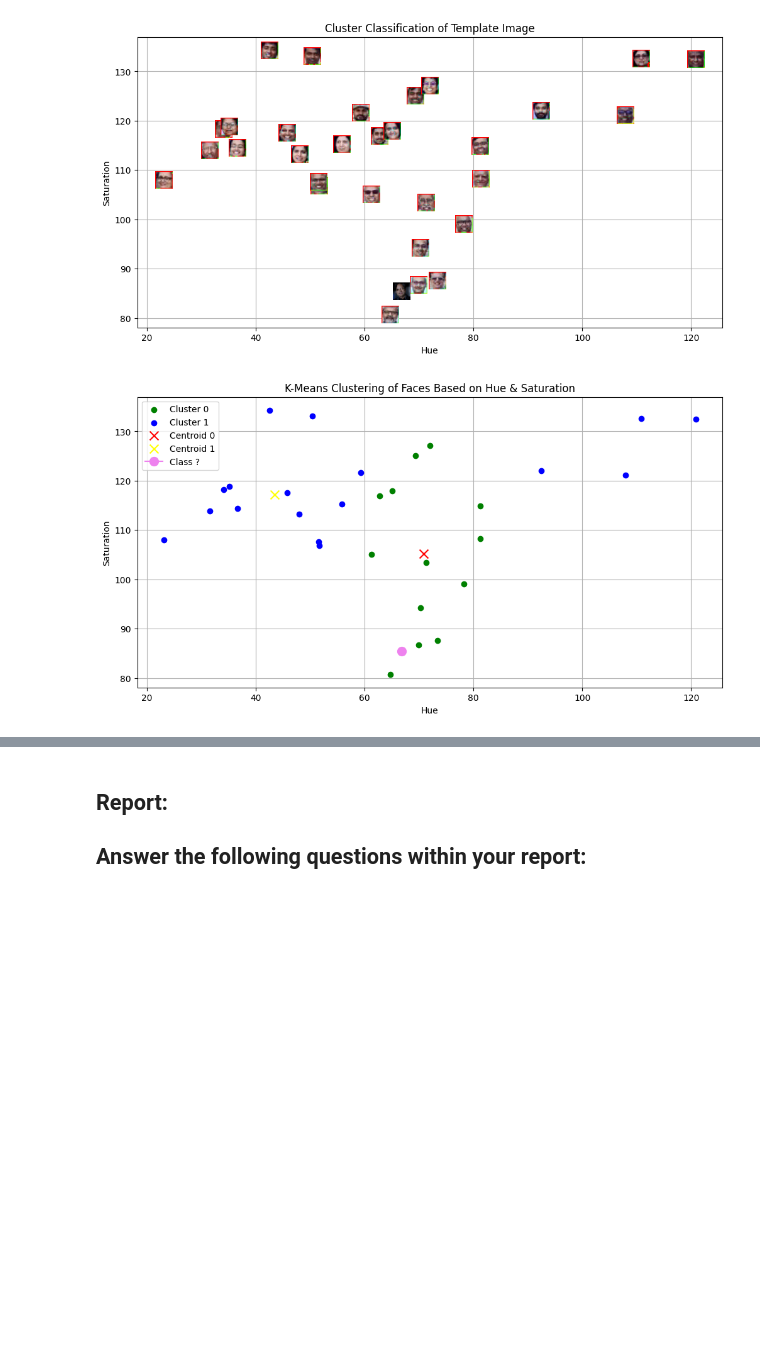
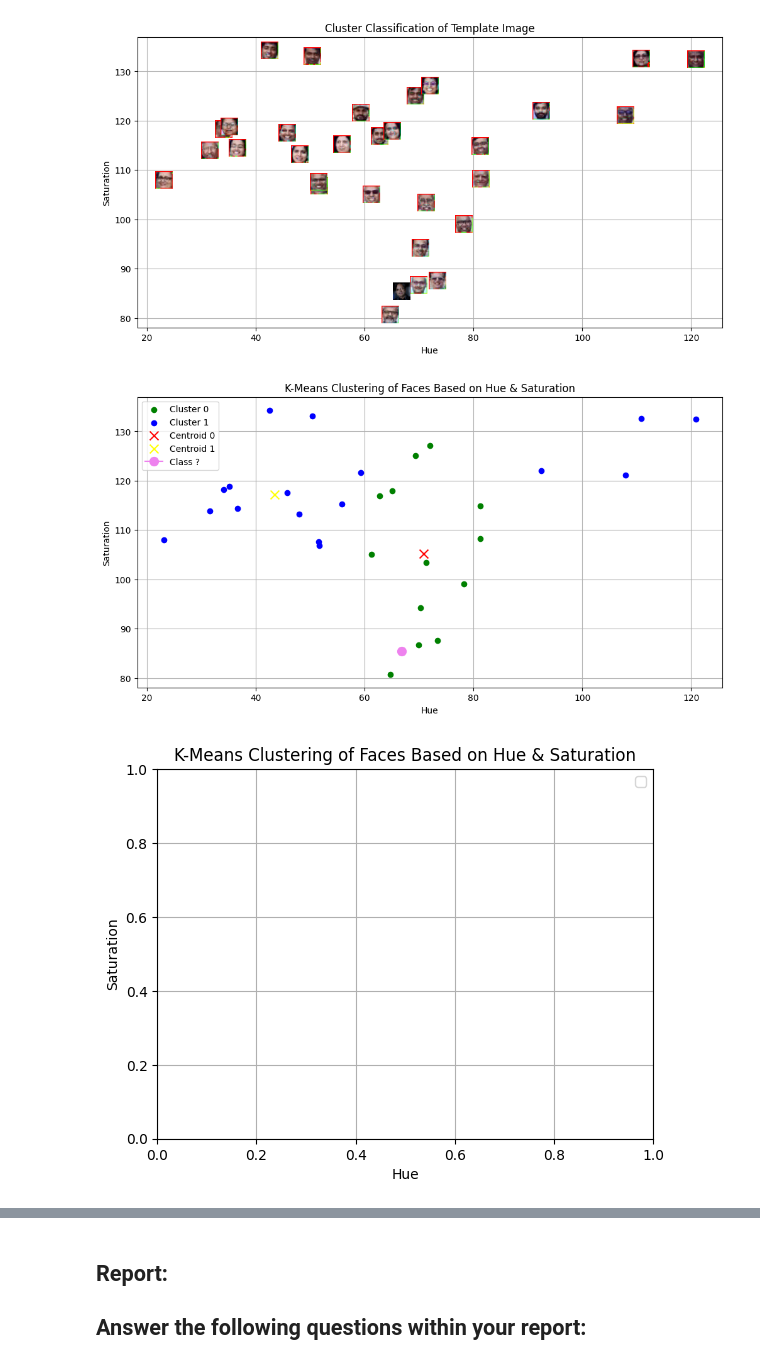
Before and after one commit to Devyansh99/Distance_Classification, a Jupyter notebook: Devyansh_Agarwal.ipynb, the cells around one changed output, grey strips where cells are left out. Drawn from its saved outputs; the diff is of its cells as text; code cells hidden in the pictures; blank space fills up the shorter version.

```diff
--- a/Devyansh_Agarwal.ipynb
+++ b/Devyansh_Agarwal.ipynb
@@ -256,40 +255,34 @@ plt.scatter(cluster_1_points[:, 0], cluster_1_points[:, 1], color='blue', label=
 
 # Calculate and plot centroids for both the clusters
 centroid_0 = kmeans.cluster_centers_[0]
 centroid_1 = kmeans.cluster_centers_[1]
 plt.scatter(centroid_0[0], centroid_0[1], color='red', marker='x', s=100, label='Centroid 0')
 plt.scatter(centroid_1[0], centroid_1[1], color='yellow', marker='x', s=100, label='Centroid 1')
 plt.plot(template_hue, template_saturation, marker='o', c='violet', markersize=10, label='Class ?')
 
 ## Put x label
 plt.xlabel("Hue")
 ## Put y label
 plt.ylabel("Saturation")
 ## Put title
 plt.title("K-Means Clustering of Faces Based on Hue & Saturation")
 ## Add a legend
 plt.legend()
 ## Add grid
 plt.grid(True)
 ## Show the plot
 plt.show()
 
 plt.xlabel("Hue")
 plt.ylabel("Saturation")
 plt.title("K-Means Clustering of Faces Based on Hue & Saturation")
 plt.legend()
 plt.grid(True)
 
-# Save the figure before logging
-kmeans_clustered_faces_path = "kmeans_clustered_faces_plot.png"
-plt.savefig(kmeans_clustered_faces_path)
-plt.close()  # Close the figure to free up memory
-
-# Log the saved image to WandB
-wandb.log({"K-Means Clustered Faces Plot": wandb.Image(kmeans_clustered_faces_path)})
                                             ## End of the lab 5 ##
 # %% [output]
 [figure]
+[figure, added]
 # %%
 wandb.log({"Total Faces Detected": len(faces_rect)})
 wandb.log({
```
Also changed, not shown: parts of 6 cells of this notebook, 3 other files.
